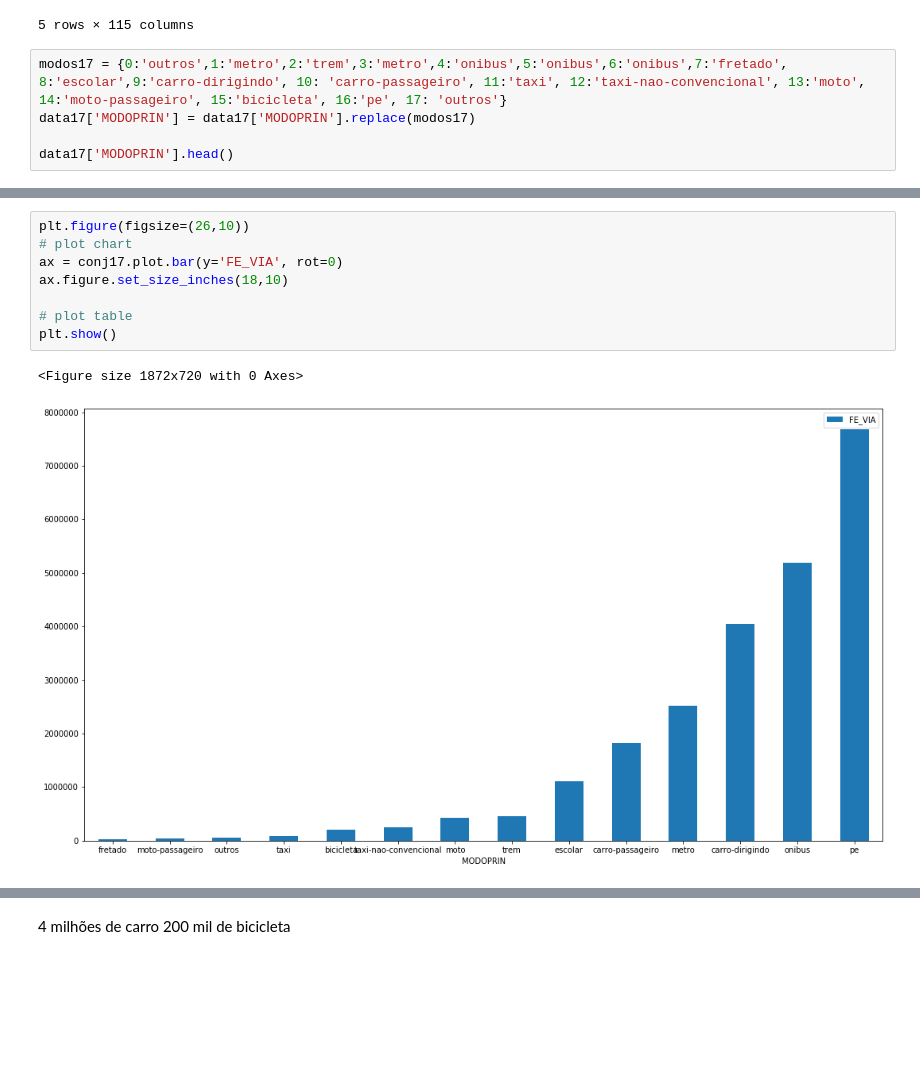
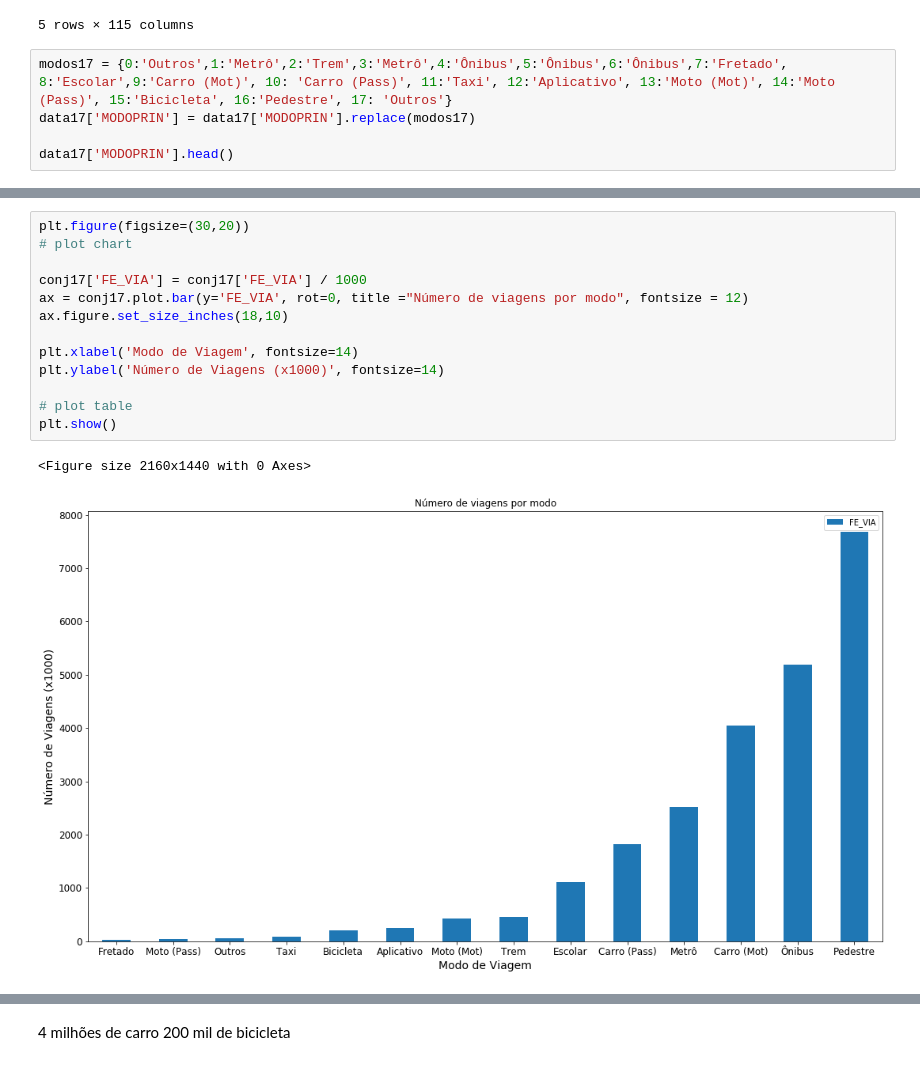
Before and after one commit to ezambomsantana/analise_od, a Jupyter notebook: notebook/Bike Analysis.ipynb, the cells around one changed output, grey strips where cells are left out. Saved outputs shown, nothing was run; the diff lists cells and outputs as text; blank space fills up the shorter version.

```diff
--- a/notebook/Bike Analysis.ipynb
+++ b/notebook/Bike Analysis.ipynb
@@ -61,7 +61,7 @@ data17.head()
 | 4 | 1 | 36 | 333743 | 7394463 | 0 | 1 | 1 | 6092017 | 1 | 1 | ... |
 5 rows × 115 columns
 # %%
-modos17 = {0:'outros',1:'metro',2:'trem',3:'metro',4:'onibus',5:'onibus',6:'onibus',7:'fretado', 8:'escolar',9:'carro-dirigindo', 10: 'carro-passageiro', 11:'taxi', 12:'taxi-nao-convencional', 13:'moto', 14:'moto-passageiro', 15:'bicicleta', 16:'pe', 17: 'outros'}
+modos17 = {0:'Outros',1:'Metrô',2:'Trem',3:'Metrô',4:'Ônibus',5:'Ônibus',6:'Ônibus',7:'Fretado', 8:'Escolar',9:'Carro (Mot)', 10: 'Carro (Pass)', 11:'Taxi', 12:'Aplicativo', 13:'Moto (Mot)', 14:'Moto (Pass)', 15:'Bicicleta', 16:'Pedestre', 17: 'Outros'}
 data17['MODOPRIN'] = data17['MODOPRIN'].replace(modos17)
 
 data17['MODOPRIN'].head()
@@ -97,14 +97,19 @@ conj17
 # %%
-plt.figure(figsize=(26,10))
+plt.figure(figsize=(30,20))
 # plot chart
-ax = conj17.plot.bar(y='FE_VIA', rot=0)
+
+conj17['FE_VIA'] = conj17['FE_VIA'] / 1000
+ax = conj17.plot.bar(y='FE_VIA', rot=0, title ="Número de viagens por modo", fontsize = 12)
 ax.figure.set_size_inches(18,10)
+
+plt.xlabel('Modo de Viagem', fontsize=14)
+plt.ylabel('Número de Viagens (x1000)', fontsize=14)
 
 # plot table
 plt.show()
 # %% [output]
-<Figure size 1872x720 with 0 Axes>
+<Figure size 2160x1440 with 0 Axes>
-[figure, old version]
+[figure, new version]
 # %%
 conj17
 # %% [output]
```
Also changed, not shown: parts of 12 cells of this notebook, 1 other file.
